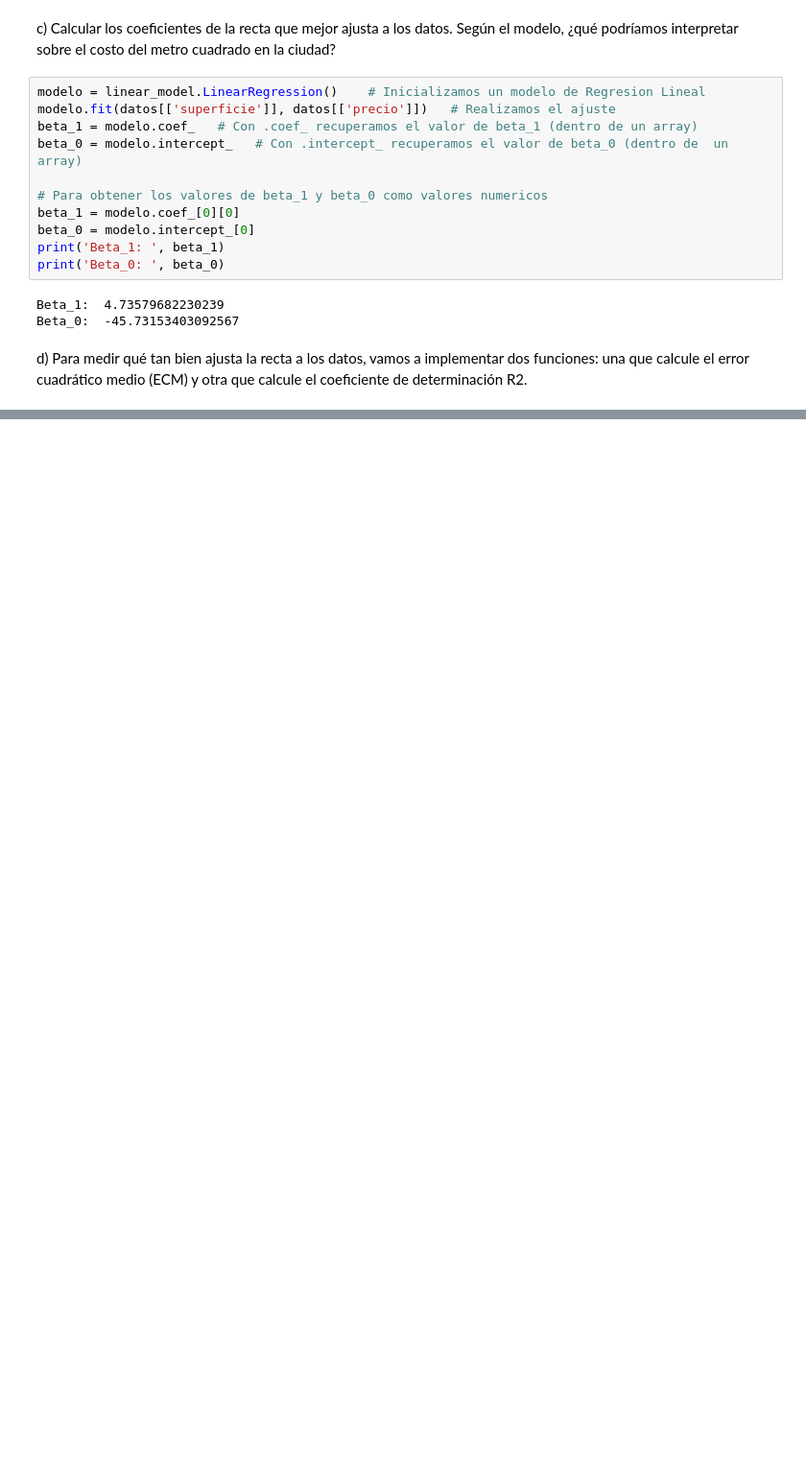
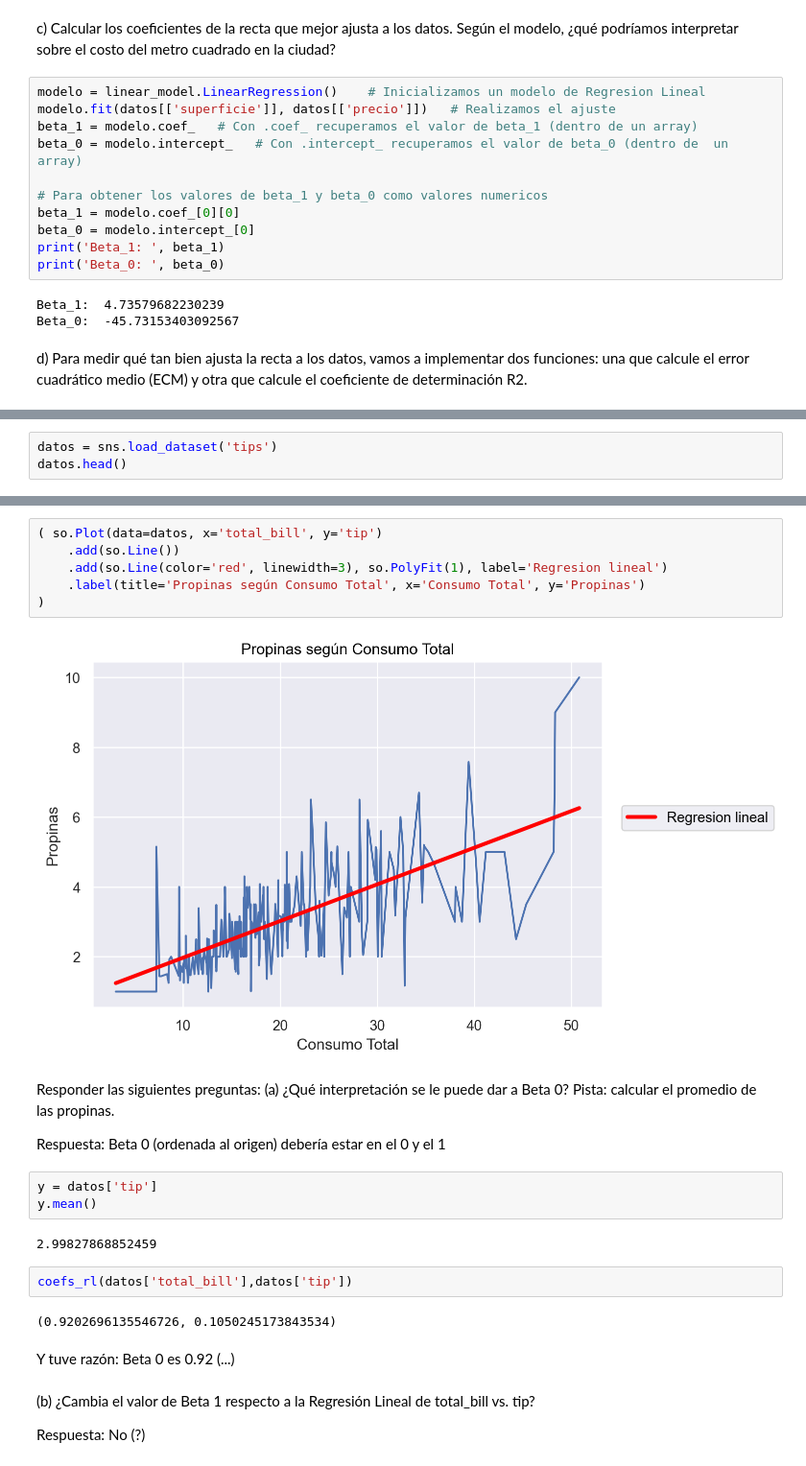
Before and after one commit to AnnBass23/LDD, a Jupyter notebook: P4 LDD/P4 LDD.ipynb, the cells around one changed output, grey strips where cells are left out. Shown at 96% size. Drawn from its saved outputs; the diff is of its cells as text; blank space fills up the shorter version.

```diff
--- a/P4 LDD/P4 LDD.ipynb
+++ b/P4 LDD/P4 LDD.ipynb
@@ -152,0 +278,3 @@ r2_score (datos[['precio']], y_pred)
+# %%
+datos = sns.load_dataset('tips')
+datos.head()
@@ -152,0 +288,28 @@ r2_score (datos[['precio']], y_pred)
+# %%
+( so.Plot(data=datos, x='total_bill', y='tip')
+    .add(so.Line())
+    .add(so.Line(color='red', linewidth=3), so.PolyFit(1), label='Regresion lineal')
+    .label(title='Propinas según Consumo Total', x='Consumo Total', y='Propinas')
+)
+# %% [output]
+[figure, added]
+# %% [markdown]
+Responder las siguientes preguntas:
+(a) ¿Qué interpretación se le puede dar a Beta 0? Pista: calcular el promedio de las propinas.
+
+Respuesta: Beta 0 (ordenada al origen) debería estar en el 0 y el 1
+# %%
+y = datos['tip']
+y.mean()
+# %% [output]
+2.99827868852459
+# %%
+coefs_rl(datos['total_bill'],datos['tip'])
+# %% [output]
+(0.9202696135546726, 0.1050245173843534)
+# %% [markdown]
+Y tuve razón: Beta 0 es 0.92 (...)
+# %% [markdown]
+ (b) ¿Cambia el valor de Beta 1 respecto a la Regresión Lineal de total_bill vs. tip?
+
+ Respuesta: No (?)
```
Also changed, not shown: parts of 44 cells of this notebook, 1 other file.
